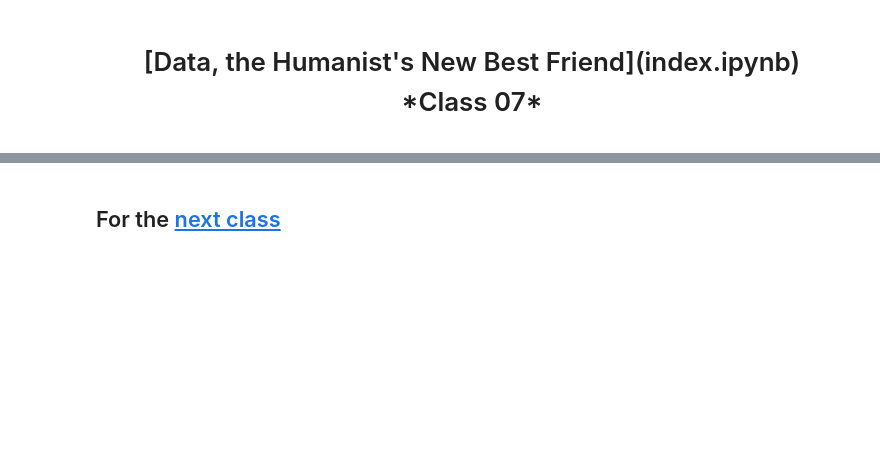
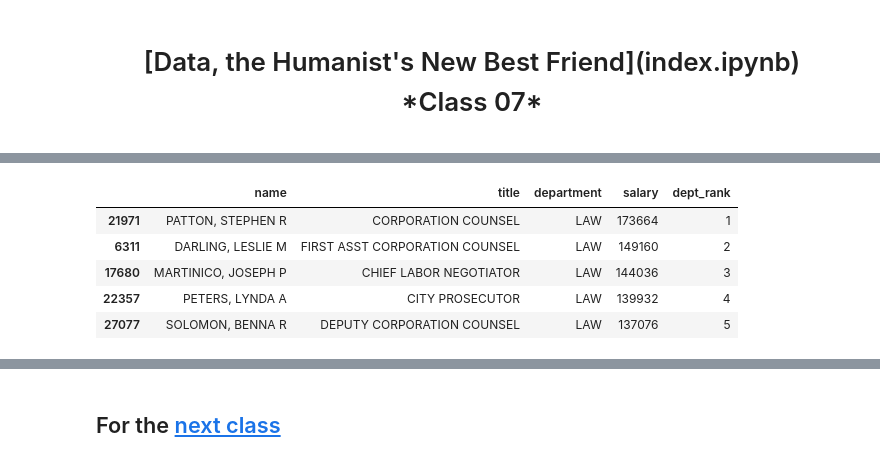
Before and after one commit to versae/DH2304, a Jupyter notebook: class07.ipynb, the cells around one changed output, grey strips where cells are left out. Drawn from its saved outputs; the diff is of its cells as text; code cells hidden in the pictures; blank space fills up the shorter version.

```diff
--- a/class07.ipynb
+++ b/class07.ipynb
@@ -17,0 +210,9 @@ We won't need Excel anymore... hopefully
+# %%
+chicago[chicago.department == "LAW"][:5]
+# %% [output]
+|  | name | title | department | salary | dept_rank |
+| 21971 | PATTON, STEPHEN R | CORPORATION COUNSEL | LAW | 173664 | 1 |
+| 6311 | DARLING, LESLIE M | FIRST ASST CORPORATION COUNSEL | LAW | 149160 | 2 |
+| 17680 | MARTINICO, JOSEPH P | CHIEF LABOR NEGOTIATOR | LAW | 144036 | 3 |
+| 22357 | PETERS, LYNDA A | CITY PROSECUTOR | LAW | 139932 | 4 |
+| 27077 | SOLOMON, BENNA R | DEPUTY CORPORATION COUNSEL | LAW | 137076 | 5 |
```
Also changed, not shown: parts of 39 cells of this notebook, 6 other files.
